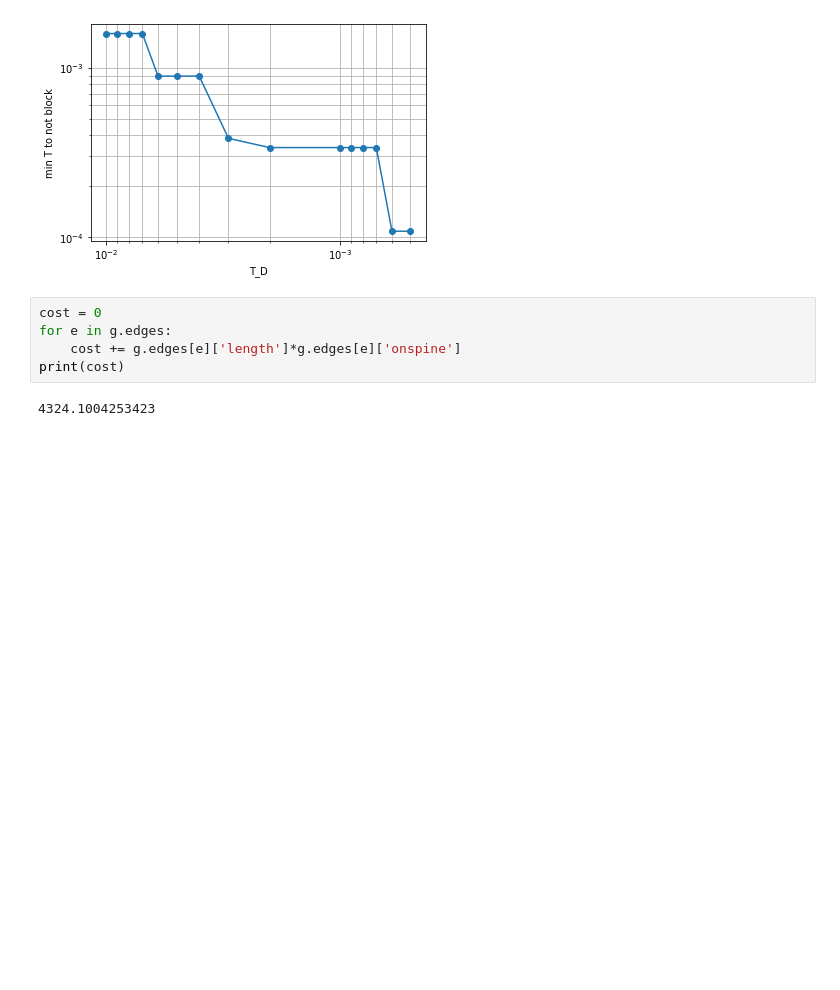
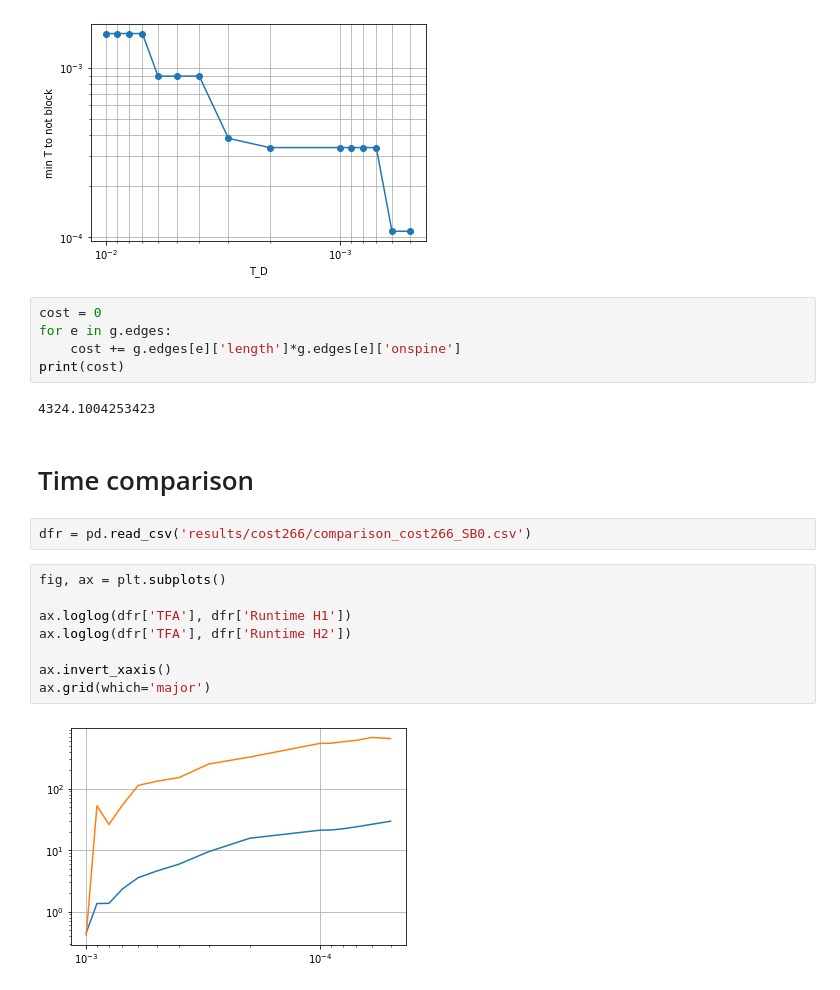
Before and after one commit to revpeter/fradir_ilp, a Jupyter notebook: FRADIR-3.ipynb, the cells around one changed output. Saved outputs shown, nothing was run; the diff lists cells and outputs as text; blank space fills up the shorter version.

```diff
--- a/FRADIR-3.ipynb
+++ b/FRADIR-3.ipynb
@@ -455,3 +468,17 @@ for e in g.edges:
 print(cost)
 # %% [output]
 4324.1004253423
+# %% [markdown]
+# Time comparison
+# %%
+dfr = pd.read_csv('results/cost266/comparison_cost266_SB0.csv')
+# %%
+fig, ax = plt.subplots()
+
+ax.loglog(dfr['TFA'], dfr['Runtime H1'])
+ax.loglog(dfr['TFA'], dfr['Runtime H2'])
+
+ax.invert_xaxis()
+ax.grid(which='major')
+# %% [output]
+[figure, added]
```
Also changed, not shown: parts of 33 cells of this notebook, 13 other files.
